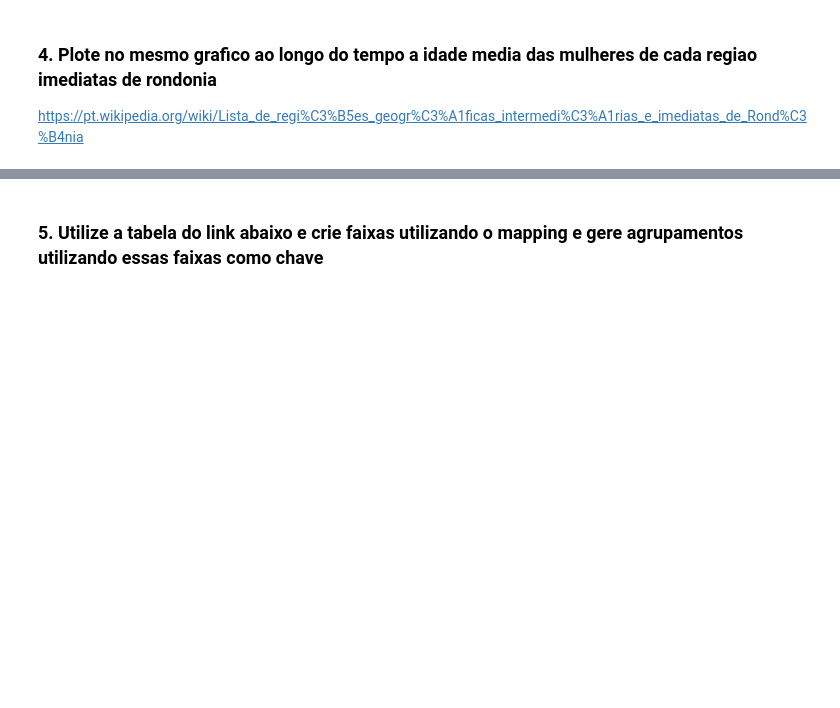
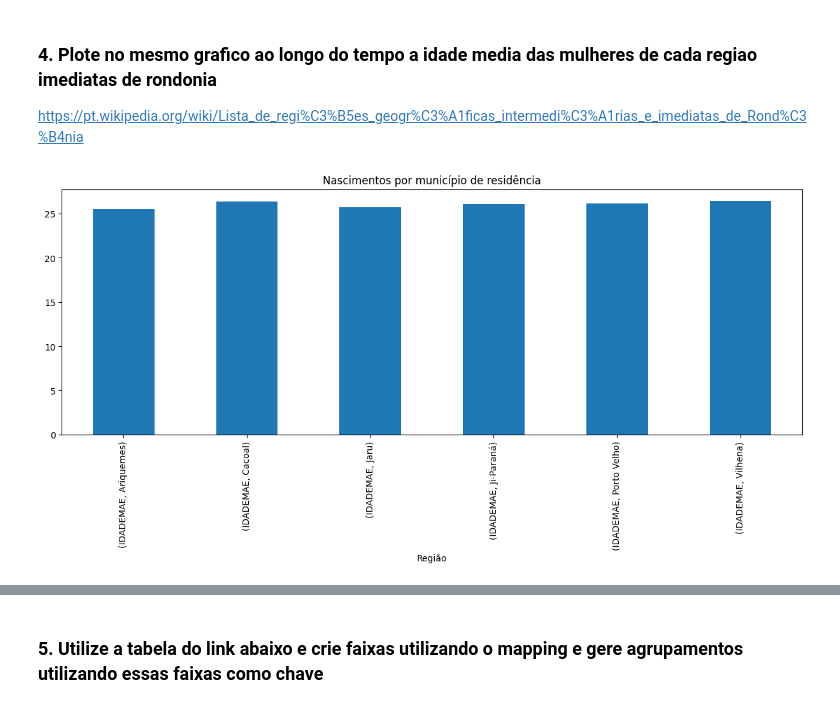
Before and after one commit to rovedajr/ebac-modulo-09-02, a Jupyter notebook: Mod9Tarefa2.ipynb, the cells around one changed output, grey strips where cells are left out. Drawn from its saved outputs; the diff is of its cells as text; code cells hidden in the pictures; blank space fills up the shorter version.

```diff
--- a/Mod9Tarefa2.ipynb
+++ b/Mod9Tarefa2.ipynb
@@ -87,0 +189,11 @@ https://pt.wikipedia.org/wiki/Lista_de_regi%C3%B5es_geogr%C3%A1ficas_intermedi%C
+# %%
+sinasc_plot_1 = sinasc_raw[['IDADEMAE',
+                            'munResNome']].set_index('munResNome').copy()
+
+result = sinasc_plot_1.groupby(imediatas).mean()
+result.plot(figsize=(15, 5), kind='bar',
+            title='Nascimentos por município de residência');
+# plt.ylabel('Idade da mãe')
+plt.xlabel('Região')
+# %% [output]
+[figure, added]
```
Also changed, not shown: parts of 12 cells of this notebook, 3 other files.
